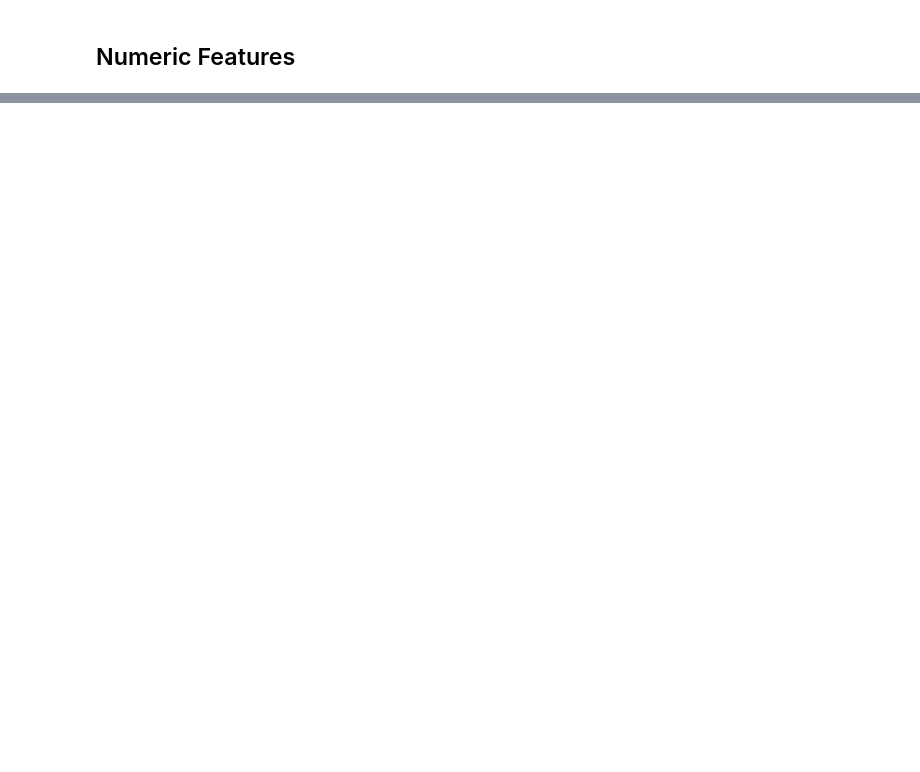
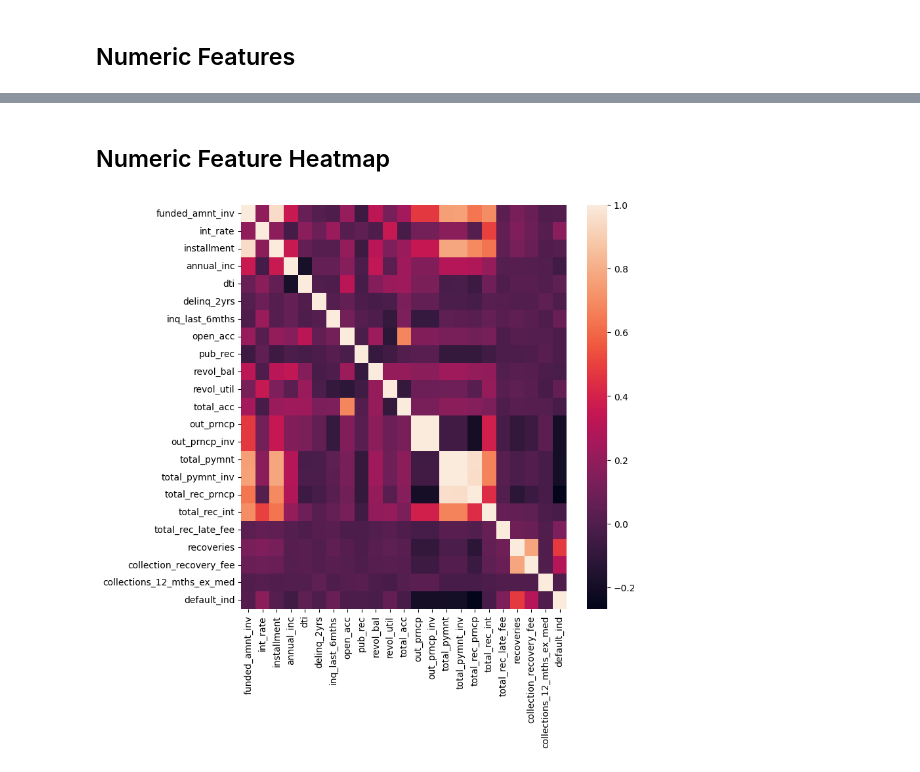
Before and after one commit to vv333333/DS, a Jupyter notebook: Capstone3_LoanDefault.ipynb, the cells around one changed output, grey strips where cells are left out. Drawn from its saved outputs; the diff is of its cells as text; code cells hidden in the pictures; blank space fills up the shorter version.

```diff
--- a/Capstone3_LoanDefault.ipynb
+++ b/Capstone3_LoanDefault.ipynb
@@ -237,0 +207,10 @@ df.select_dtypes("object").head(5).T
+# %% [markdown]
+## Numeric Feature Heatmap
+# %%
+# show  a seaborn heatmap of correlation in numeric data
+n_df=df.select_dtypes(include="number")
+plt.subplots(figsize=(8,8))
+sns.heatmap(n_df.corr());
+plt.show()
+# %% [output]
+[figure, added]
```
Also changed, not shown: parts of 43 cells of this notebook.
